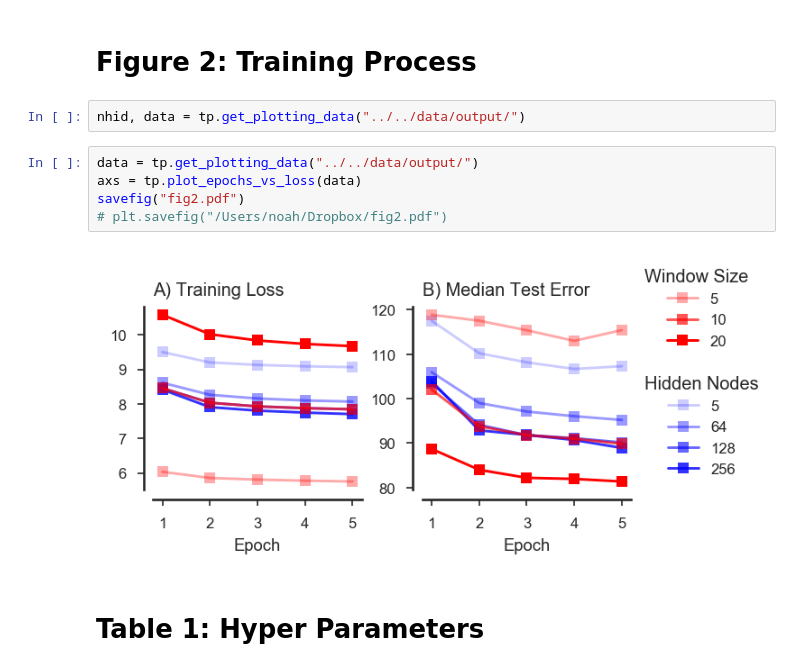
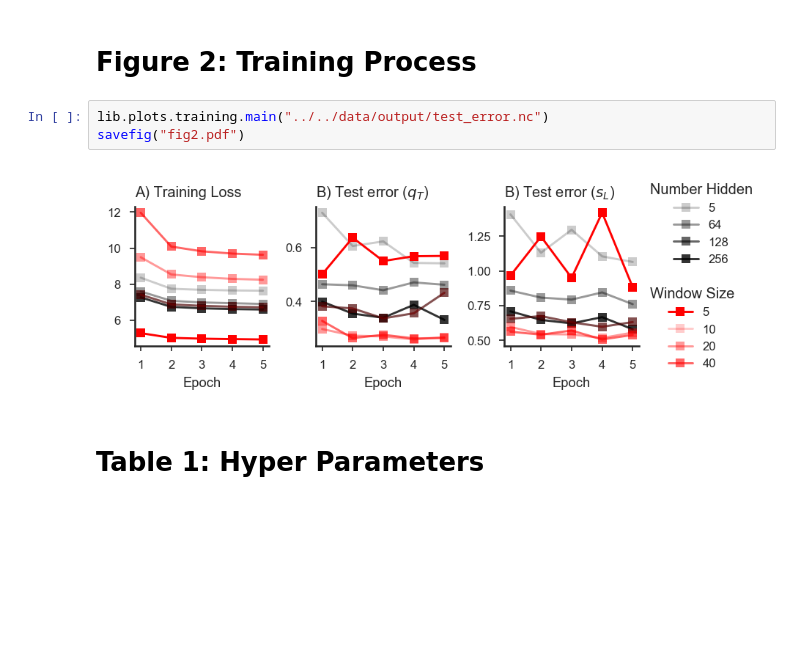
Before and after one commit to nbren12/uwnet, a Jupyter notebook: results/reports/2.2-ndb-paper-plots.ipynb, the cells around one changed output. Cells and saved outputs as stored; diff of their text form; blank space fills up the shorter version.

Commit message:
Add new error plot to the plots notebook

```diff
--- a/results/reports/2.2-ndb-paper-plots.ipynb
+++ b/results/reports/2.2-ndb-paper-plots.ipynb
@@ -108,15 +109,11 @@ save_im("lo.png", imlo)
 save_im("hi.png", imhi)
 # %% [markdown]
 # Figure 2: Training Process
-# %%
-nhid, data = tp.get_plotting_data("../../data/output/")
-# %%
-data = tp.get_plotting_data("../../data/output/")
-axs = tp.plot_epochs_vs_loss(data)
-savefig("fig2.pdf")
-# plt.savefig("/Users/noah/Dropbox/fig2.pdf")
-# %% [output]
-[figure, removed]
+# %%
+lib.plots.training.main("../../data/output/test_error.nc")
+savefig("fig2.pdf")
+# %% [output]
+[figure, added]
 # %% [markdown]
 # Table 1: Hyper Parameters
 # %%
```
Also changed, not shown: parts of 3 cells of this notebook, 1 other file.
